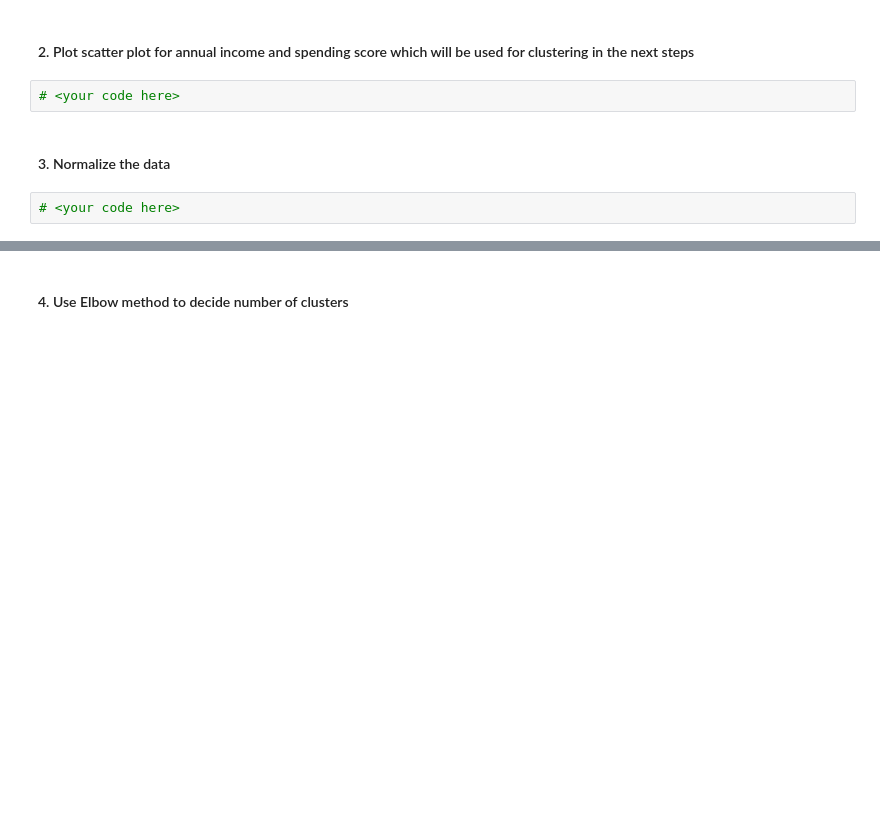
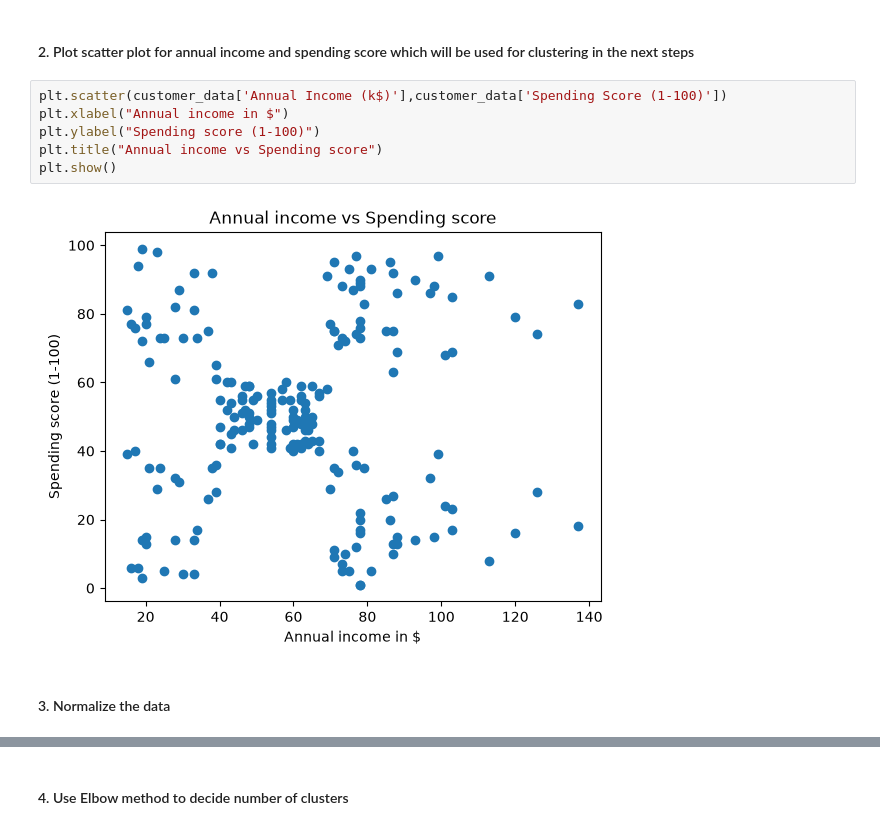
Before and after one commit to RidhanPar/Accenture_Bootcamp, a Jupyter notebook: Day 4/Day4_practice.ipynb, the cells around one changed output, grey strips where cells are left out. Drawn from its saved outputs; the diff is of its cells as text; blank space fills up the shorter version.

```diff
--- a/Day 4/Day4_practice.ipynb
+++ b/Day 4/Day4_practice.ipynb
@@ -34,8 +51,12 @@ customer_data.describe()
 # %% [markdown]
 #### 2. Plot scatter plot for annual income and spending score which will be used for clustering in the next steps
-# %%
-# <your code here>
+# %%
+plt.scatter(customer_data['Annual Income (k$)'],customer_data['Spending Score (1-100)'])
+plt.xlabel("Annual income in $")
+plt.ylabel("Spending score (1-100)")
+plt.title("Annual income vs Spending score")
+plt.show()
+# %% [output]
+[figure, added]
 # %% [markdown]
 #### 3. Normalize the data
-# %%
-# <your code here>
```
Also changed, not shown: parts of 71 cells of this notebook.
